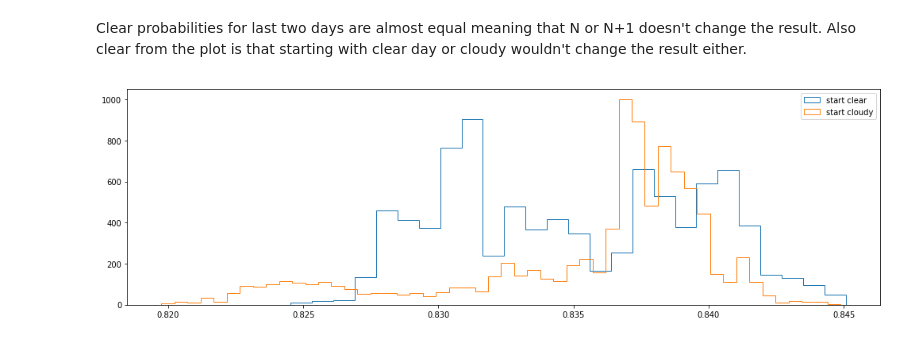
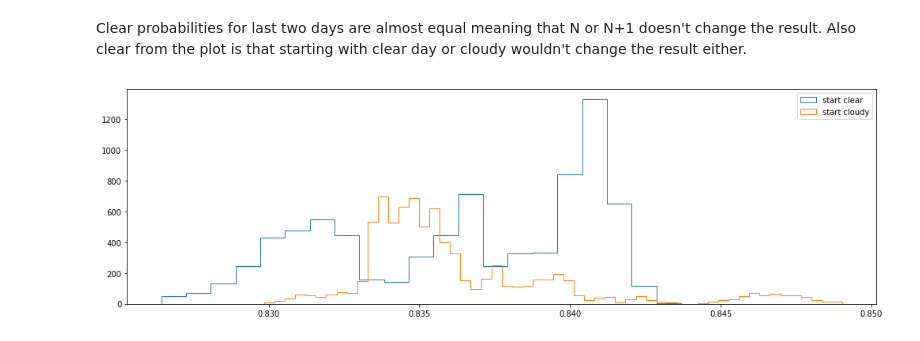
Before and after one commit to PHYST480/homeworks-pranphy, a Jupyter notebook: PHYST480-F18-HW2-PrakashGautam.ipynb, the cells around one changed output. Cells and saved outputs as stored; diff of their text form; code cells hidden in the pictures.

```diff
--- a/PHYST480-F18-HW2-PrakashGautam.ipynb
+++ b/PHYST480-F18-HW2-PrakashGautam.ipynb
@@ -112,11 +119,11 @@ Clear probability for last two days starting cloudy are [0.8365673134626925, 0.8
 Clear probabilities for last two days are almost equal meaning that N or N+1 doesn't change the result. Also clear from the plot is that starting with clear day or cloudy wouldn't change the result either.
 # %%
 # lets burn the first 1000 days
-burn_days = 1000
+burn_days = 2000
 setteled_clear_start_clear  = clear_prob_start_clear [burn_days:]
 setteled_clear_start_cloudy = clear_prob_start_cloudy[burn_days:]
 ___ = amplt.hist(setteled_clear_start_clear , bins='freedman',histtype='step',label='start clear')
 ___ = amplt.hist(setteled_clear_start_cloudy, bins='freedman',histtype='step',label='start cloudy')
 ___ = plt.legend()
 # %% [output]
-[figure, old version]
+[figure, new version]
```
Also changed, not shown: parts of 6 cells of this notebook.
